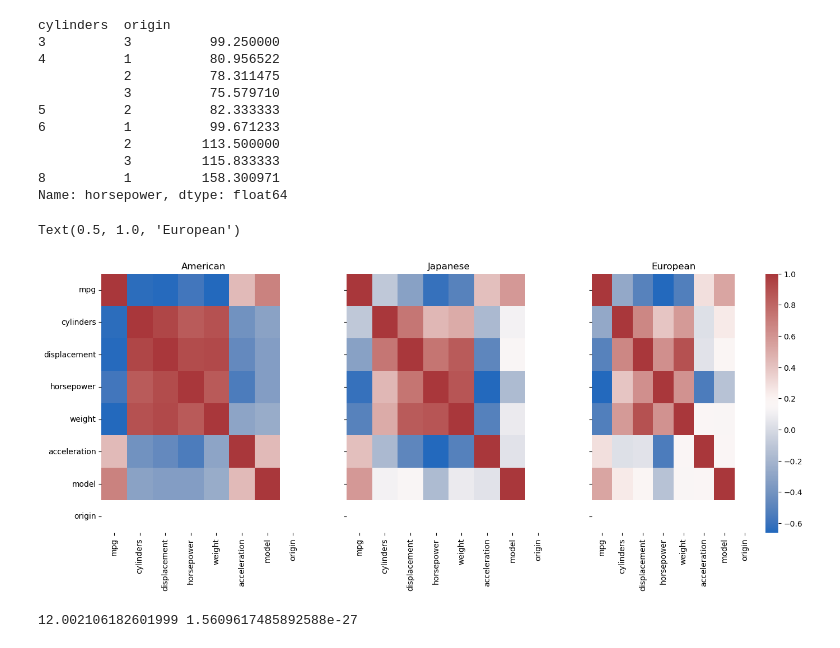
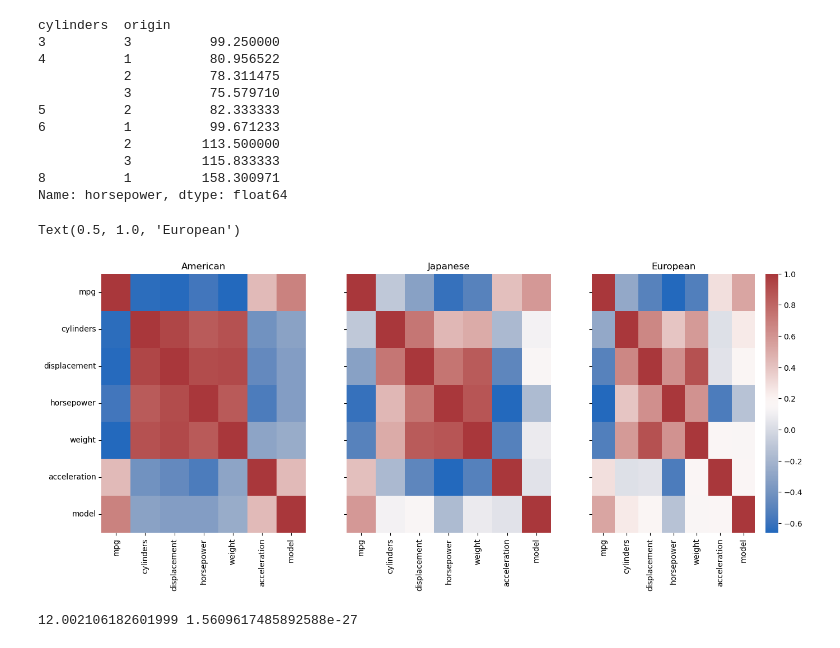
Before and after one commit to Kerokus/stats-case-study, a Jupyter notebook: notebooks/powell.ipynb, the cells around one changed output. Cells and saved outputs as stored; diff of their text form; code cells hidden in the pictures.

```diff
--- a/notebooks/powell.ipynb
+++ b/notebooks/powell.ipynb
@@ -113,15 +113,15 @@ cylinders  origin
 Name: horsepower, dtype: float64
 # %%
 fig, (ax1, ax2, ax3) = plt.subplots(1,3, sharey = True, figsize = (16,6))
-p1 = sns.heatmap(american_cars_df.corr(numeric_only=True), cmap = 'vlag', cbar = False, ax=ax1)
+p1 = sns.heatmap(american_cars_df[['mpg','cylinders', 'displacement', 'horsepower', 'weight', 'acceleration', 'model']].corr(numeric_only=True), cmap = 'vlag', cbar = False, ax=ax1)
 p1.set_title('American')
-p2 = sns.heatmap(japanese_cars_df.corr(numeric_only=True), cmap = 'vlag',cbar = False, ax=ax2)
+p2 = sns.heatmap(japanese_cars_df[['mpg','cylinders', 'displacement', 'horsepower', 'weight', 'acceleration', 'model']].corr(numeric_only=True), cmap = 'vlag',cbar = False, ax=ax2)
 p2.set_title('Japanese')
-p3 = sns.heatmap(european_cars_df.corr(numeric_only=True), cmap = 'vlag',ax=ax3)
+p3 = sns.heatmap(european_cars_df[['mpg','cylinders', 'displacement', 'horsepower', 'weight', 'acceleration', 'model']].corr(numeric_only=True), cmap = 'vlag',ax=ax3)
 p3.set_title('European')
 # %% [output]
 Text(0.5, 1.0, 'European')
-[figure, old version]
+[figure, new version]
 # %%
 ## American vs Japanese
 
```
Also changed, not shown: parts of 6 cells of this notebook, 1 other file.
